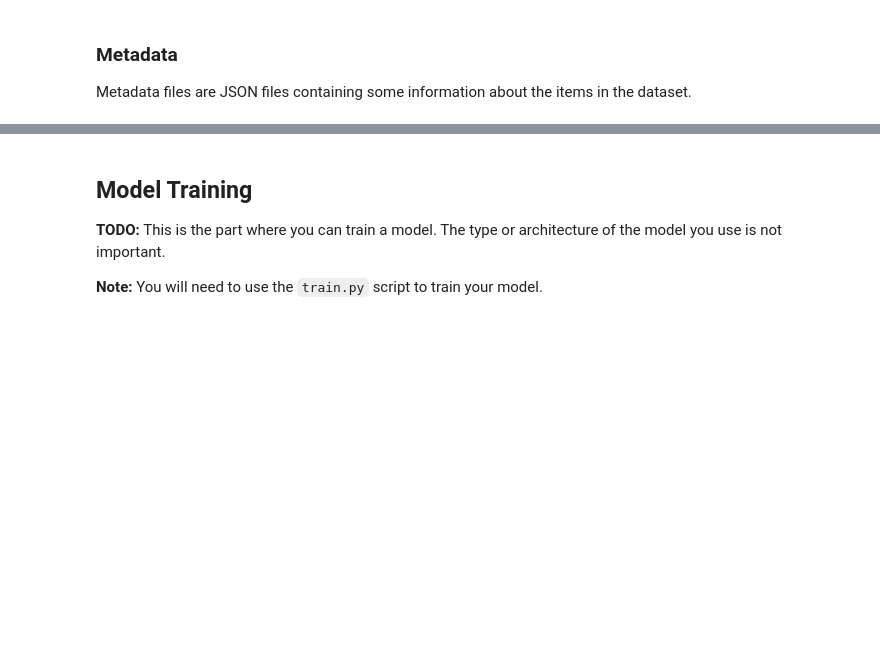
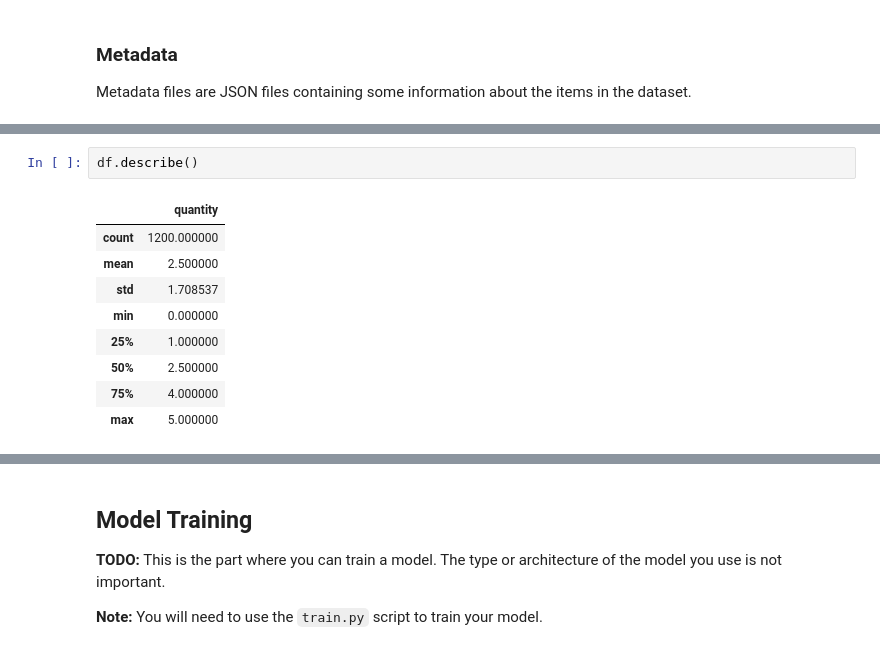
Before and after one commit to mohsenMahmoodzadeh/Object-Counting-in-Inventory-Monitoring, a Jupyter notebook: starter/sagemaker.ipynb, the cells around one changed output, grey strips where cells are left out. Saved outputs shown, nothing was run; the diff lists cells and outputs as text; blank space fills up the shorter version.

```diff
--- a/starter/sagemaker.ipynb
+++ b/starter/sagemaker.ipynb
@@ -112,0 +166,12 @@ def download_and_arrange_data():
+# %%
+df.describe()
+# %% [output]
+|  | quantity |
+| count | 1200.000000 |
+| mean | 2.500000 |
+| std | 1.708537 |
+| min | 0.000000 |
+| 25% | 1.000000 |
+| 50% | 2.500000 |
+| 75% | 4.000000 |
+| max | 5.000000 |
```
Also changed, not shown: parts of 104 cells of this notebook.
